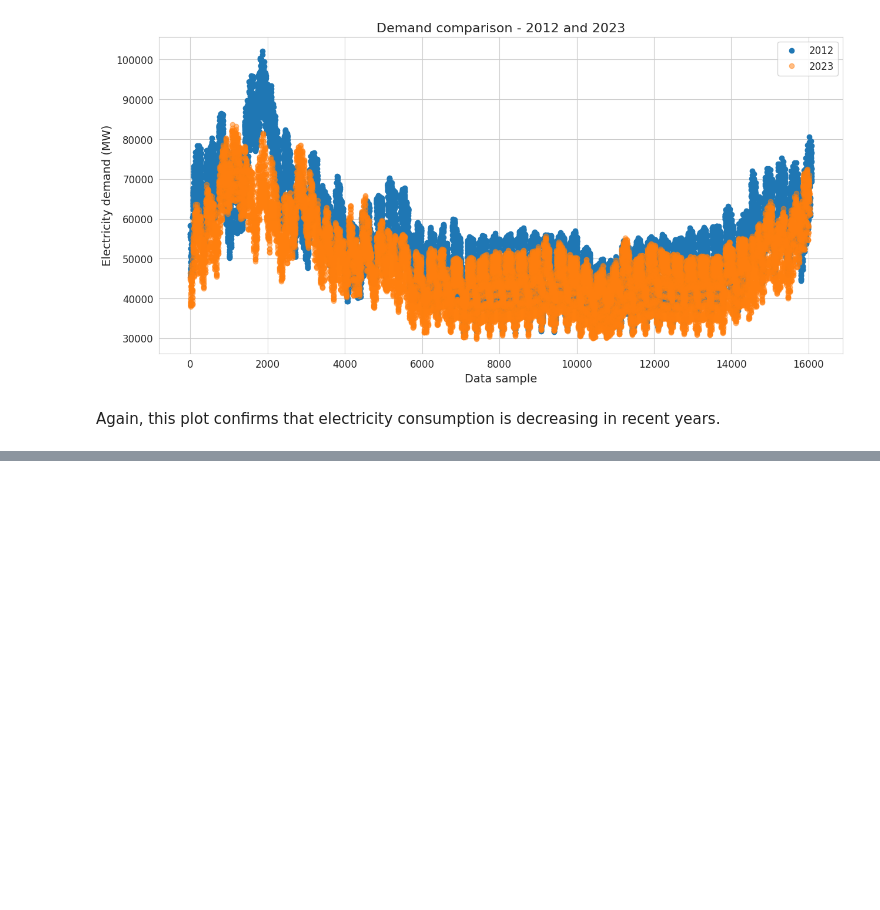
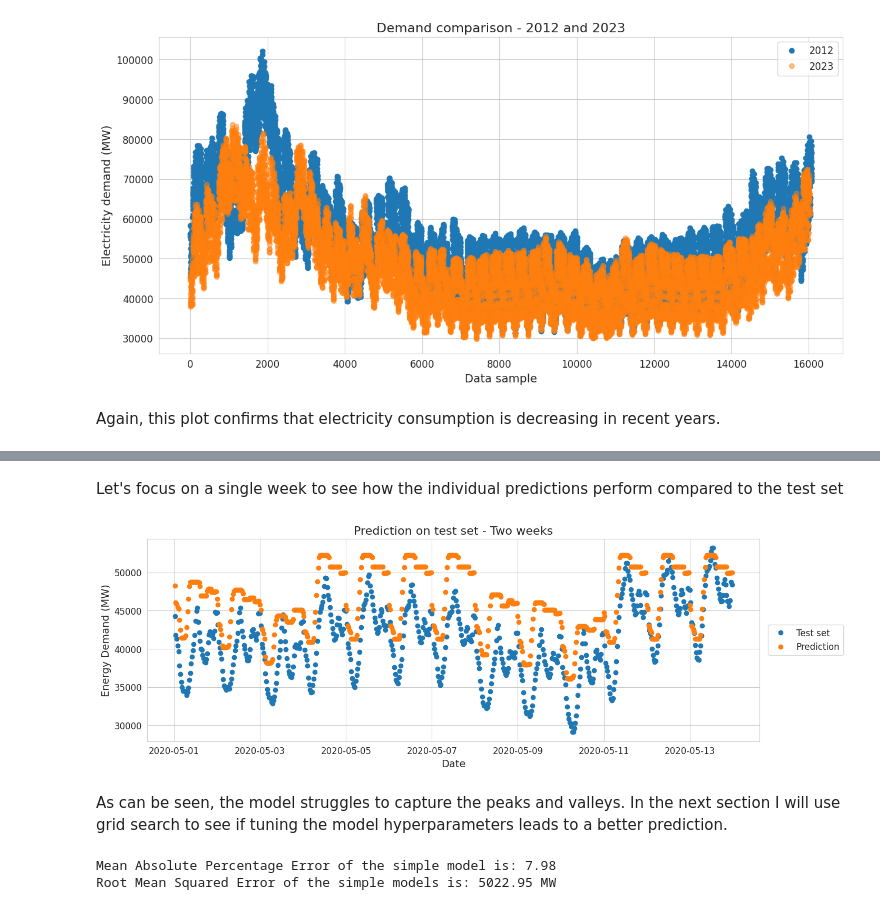
Before and after one commit to Guigz2/SP_Electrical_consumption, a Jupyter notebook: main.ipynb, the cells around one changed output, grey strips where cells are left out. Drawn from its saved outputs; the diff is of its cells as text; code cells hidden in the pictures; blank space fills up the shorter version.

```diff
--- a/main.ipynb
+++ b/main.ipynb
@@ -418,0 +529,50 @@ In fact, in order to get a decent result, I had to reduce the frequency of the d
+# %% [markdown]
+Let's focus on a single week to see how the individual predictions perform compared to the test set
+# %%
+begin = "05-01-2020"
+end = "05-14-2020"
+
+fig, ax = plt.subplots(figsize=(15, 5))
+
+ax.plot(
+    result_frame.loc[(result_frame.index > begin) & (result_frame.index < end)].index,
+    result_frame.loc[(result_frame.index > begin) & (result_frame.index < end)]["consommation"],
+    "o",
+    label="Test set",
+)
+
+ax.plot(
+    result_frame.loc[(result_frame.index > begin) & (result_frame.index < end)].index,
+    result_frame.loc[(result_frame.index > begin) & (result_frame.index < end)][
+        "pred_xgb_simple"
+    ],
+    "o",
+    label="Prediction",
+)
+
+ax.legend(loc="center", bbox_to_anchor=(1.075, 0.5))
+
+ax.set_title("Prediction on test set - Two weeks")
+ax.set_ylabel("Energy Demand (MW)")
+ax.set_xlabel("Date");
+# %% [output]
+[figure, added]
+# %% [markdown]
+As can be seen, the model struggles to capture the peaks and valleys. In the next section I will use grid search to see if tuning the model hyperparameters leads to a better prediction.
+# %%
+mape_xgboost_simple = mean_absolute_percentage_error(
+    y_test, result_frame["pred_xgb_simple"]
+)
+
+rmse_xgboost_simple = np.sqrt(mean_squared_error(y_test, result_frame["pred_xgb_simple"]))
+
+print(
+    "Mean Absolute Percentage Error of the simple model is: %.2f" % mape_xgboost_simple
+)
+
+print(
+    "Root Mean Squared Error of the simple models is: %.2f MW" % rmse_xgboost_simple
+)
+# %% [output]
+Mean Absolute Percentage Error of the simple model is: 7.98
+Root Mean Squared Error of the simple models is: 5022.95 MW
```
Also changed, not shown: parts of 18 cells of this notebook.
